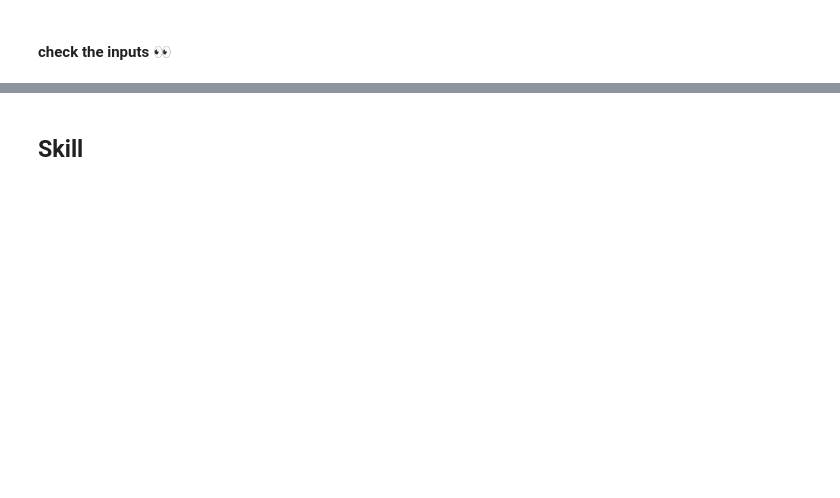
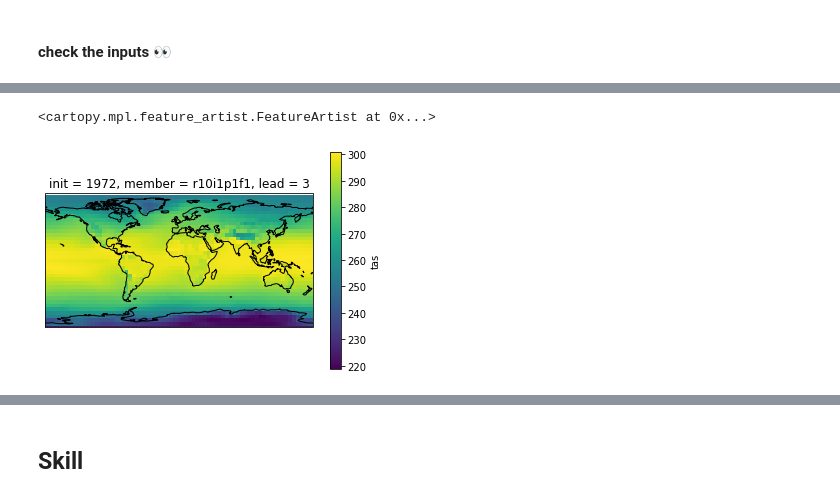
Before and after one commit to aaronspring/climpred-cloud-demo, a Jupyter notebook: climpred_DCPP_cloud.ipynb, the cells around one changed output, grey strips where cells are left out. Cells and saved outputs as stored; diff of their text form; code cells hidden in the pictures; blank space fills up the shorter version.

Commit message:
fix obs before cluster and plotting hopefully

```diff
--- a/climpred_DCPP_cloud.ipynb
+++ b/climpred_DCPP_cloud.ipynb
@@ -182,18 +176,0 @@ if compare_against=='assimilation':
-# %%
-%%time
-if compare_against=='observations':
-    obs_cat = intake.open_catalog('https://raw.githubusercontent.com/aaronspring/remote_climate_data/master/master.yaml')
-
-    if variable_id == 'tas':
-        # obs = obs_cat.atmosphere.HadCRUT4.to_dask()
-        # print(f'Load {variable_id} observations from {obs_cat.atmosphere.HadCRUT4.urlpath}')
-        obs = xr.open_dataset('https://crudata.uea.ac.uk/cru/data/temperature/HadCRUT.4.6.0.0.median.nc#mode=bytes', chunks={'time':12*10}, use_cftime=True)
-        obs = obs.rename({'latitude':'lat','longitude':'lon','temperature_anomaly':variable_id})[variable_id]
-        obs=obs.assign_coords(lon=obs.lon+180)
-    elif variable_id == 'tos':
-        obs = obs_cat.atmosphere.HadISST.to_dask()
-        print(f'Load observations from {obs_cat.atmosphere.HadISST.urlpath}')
-        obs = obs.rename({'latitude':'lat','longitude':'lon','temperature_anomaly':variable_id})[variable_id]
-
-    obs = obs.sel(time=slice('1950',None))
-    obs_ym = obs.groupby('time.year').mean().rename({'year':'time'})
@@ -212,5 +183,5 @@ detrend = False
 # %%
 if detrend:
-    hind_ym = rm_pol(hind_ym,'init')
-    hist_ym = rm_pol(hist_ym,'init')
-    obs_ym = rm_pol(obs_ym,'init')
+    hind_ym = rm_poly(hind_ym, dim='init', order=order)
+    hist_ym = rm_poly(hist_ym, dim='init', order=order)
+    obs_ym = rm_poly(obs_ym, dim='init', order=order)
@@ -252,6 +218,13 @@ reduce_size='interp'
+# %%
+if reduce_size == 'interp':
+    hind_ym = hind_ym.interp_like(target_grid)
+    hist_ym = hist_ym.interp_like(target_grid)
+    obs_ym = obs_ym.interp_like(target_grid)
+    # lat attrs are not copied over
+    obs_ym['lat'] = target_grid.lat
+    hind_ym['lat'] = target_grid.lat
+    hist_ym['lat'] = target_grid.lat
 # %%
 if reduce_size == 'regrid':
     # fails when lazy
     hind_ym = regrid(hind_ym.load())
-elif reduce_size == 'interp':
-    hind_ym = hind_ym.interp_like(target_grid)
@@ -288,0 +240,13 @@ elif reduce_size == 'interp':
+# %%
+import cartopy.crs as ccrs
+
+fig, axis = plt.subplots(
+    1, 1, subplot_kw=dict(projection=ccrs.PlateCarree())
+)
+
+hind_ym.isel(member=0,lead=2,init=2).plot(ax=axis,
+    transform=ccrs.PlateCarree())
+axis.coastlines()
+# %% [output]
+<cartopy.mpl.feature_artist.FeatureArtist at 0x...>
+[figure, added]
```
Also changed, not shown: parts of 47 cells of this notebook, 1 other file.
